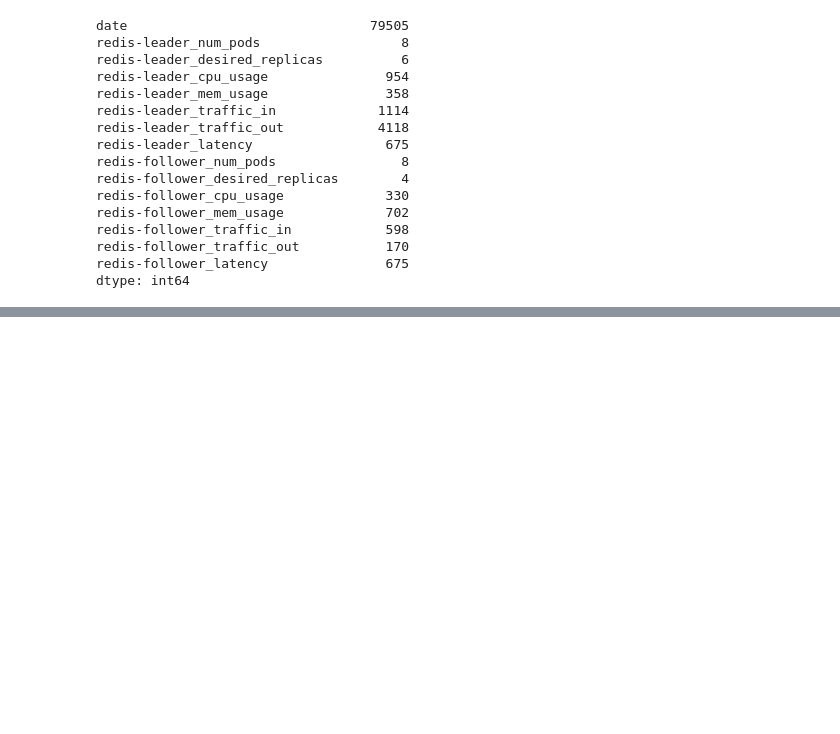
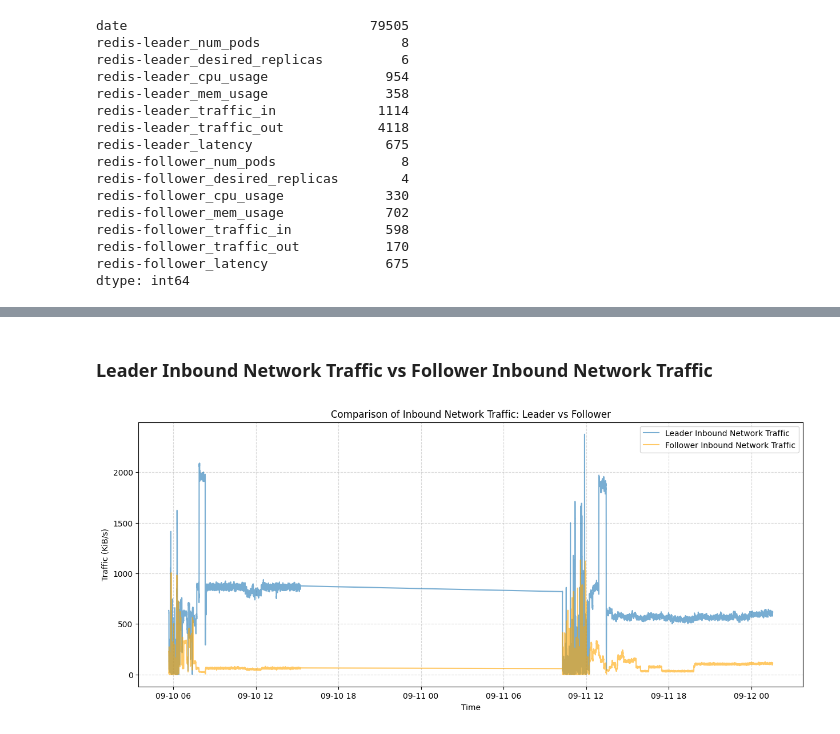
Before and after one commit to BogdanPaul15/gwydion, a Jupyter notebook: gwydion/datasets/real/redis/v1/redis.ipynb, the cells around one changed output, grey strips where cells are left out. Cells and saved outputs as stored; diff of their text form; code cells hidden in the pictures; blank space fills up the shorter version.

```diff
--- a/gwydion/datasets/real/redis/v1/redis.ipynb
+++ b/gwydion/datasets/real/redis/v1/redis.ipynb
@@ -381,0 +300,15 @@ df_cleaned.to_csv('redis_gym_observation_v2.csv', index=False)
+# %% [markdown]
+### Leader Inbound Network Traffic vs Follower Inbound Network Traffic
+# %%
+plt.figure(figsize=(15, 6))
+plt.plot(df_time.index, df_time["redis-leader_traffic_in"], label="Leader Inbound Network Traffic", alpha=0.6)
+plt.plot(df_time.index, df_time["redis-follower_traffic_in"], label="Follower Inbound Network Traffic", alpha=0.6, color="orange")
+
+plt.title("Comparison of Inbound Network Traffic: Leader vs Follower")
+plt.xlabel("Time")
+plt.ylabel("Traffic (KiB/s)")
+plt.legend()
+plt.grid(True, linestyle="--", alpha=0.5)
+plt.show()
+# %% [output]
+[figure, added]
```
Also changed, not shown: parts of 84 cells of this notebook, 42 other files.
